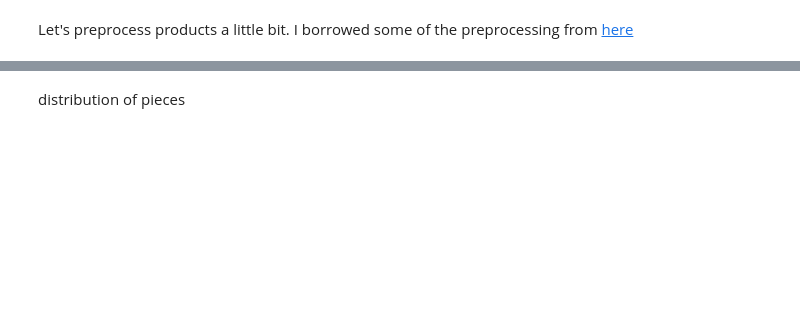
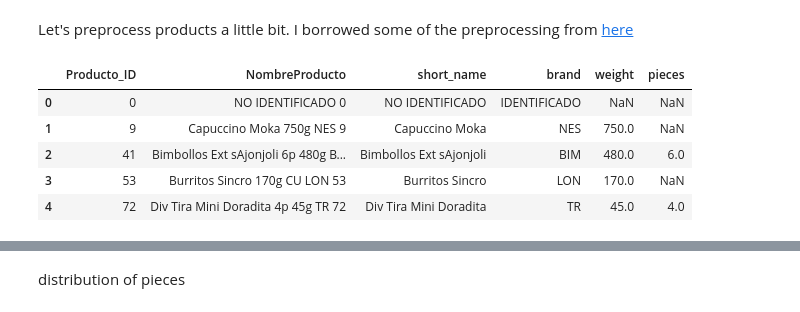
Before and after one commit to berkerkozan/KaggleBimboInventory, a Jupyter notebook: kaggle-Andrey_Vykhodtsev.ipynb, the cells around one changed output, grey strips where cells are left out. Cells and saved outputs as stored; diff of their text form; code cells hidden in the pictures; blank space fills up the shorter version.

```diff
--- a/kaggle-Andrey_Vykhodtsev.ipynb
+++ b/kaggle-Andrey_Vykhodtsev.ipynb
@@ -42,13 +47,19 @@ agg = agg1.join(agg2)
 # %% [markdown]
 Let's preprocess products a little bit. I borrowed some of the preprocessing from [here](https://www.kaggle.com/lyytinen/grupo-bimbo-inventory-demand/basic-preprocessing-for-products)
 # %%
-products  =  pd.read_csv("../input/producto_tabla.csv")
 products  =  pd.read_csv("../input/producto_tabla.csv")
 products['short_name'] = products.NombreProducto.str.extract('^(\D*)', expand=False)
 products['brand'] = products.NombreProducto.str.extract('^.+\s(\D+) \d+$', expand=False)
 w = products.NombreProducto.str.extract('(\d+)(Kg|g)', expand=True)
 products['weight'] = w[0].astype('float')*w[1].map({'Kg':1000, 'g':1})
 products['pieces'] =  products.NombreProducto.str.extract('(\d+)p ', expand=False).astype('float')
 products.head()
+# %% [output]
+|  | Producto_ID | NombreProducto | short_name | brand | weight | pieces |
+| 0 | 0 | NO IDENTIFICADO 0 | NO IDENTIFICADO | IDENTIFICADO | NaN | NaN |
+| 1 | 9 | Capuccino Moka 750g NES 9 | Capuccino Moka | NES | 750.0 | NaN |
+| 2 | 41 | Bimbollos Ext sAjonjoli 6p 480g B... | Bimbollos Ext sAjonjoli | BIM | 480.0 | 6.0 |
+| 3 | 53 | Burritos Sincro 170g CU LON 53 | Burritos Sincro | LON | 170.0 | NaN |
+| 4 | 72 | Div Tira Mini Doradita 4p 45g TR 72 | Div Tira Mini Doradita | TR | 45.0 | 4.0 |
 # %%
 products.tail()
```
Also changed, not shown: parts of 27 cells of this notebook, 3 other files.
